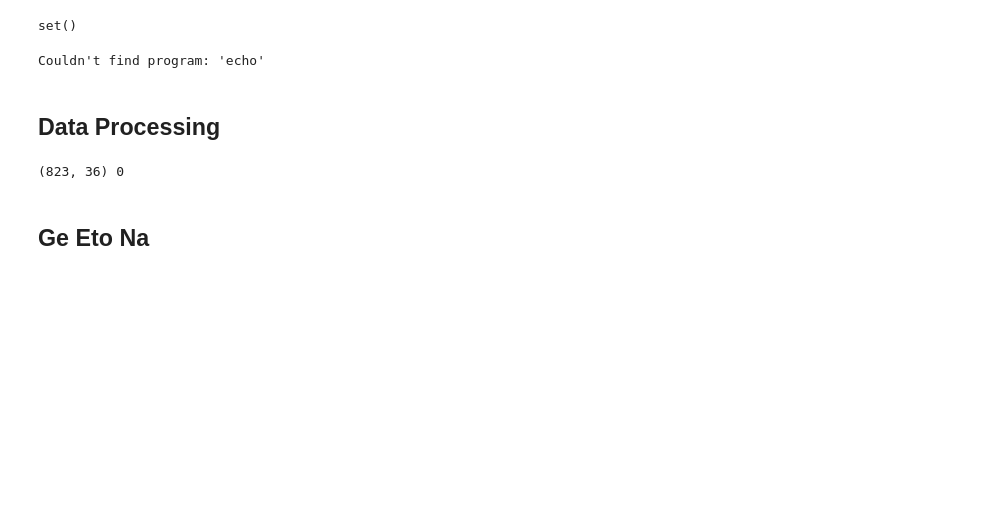
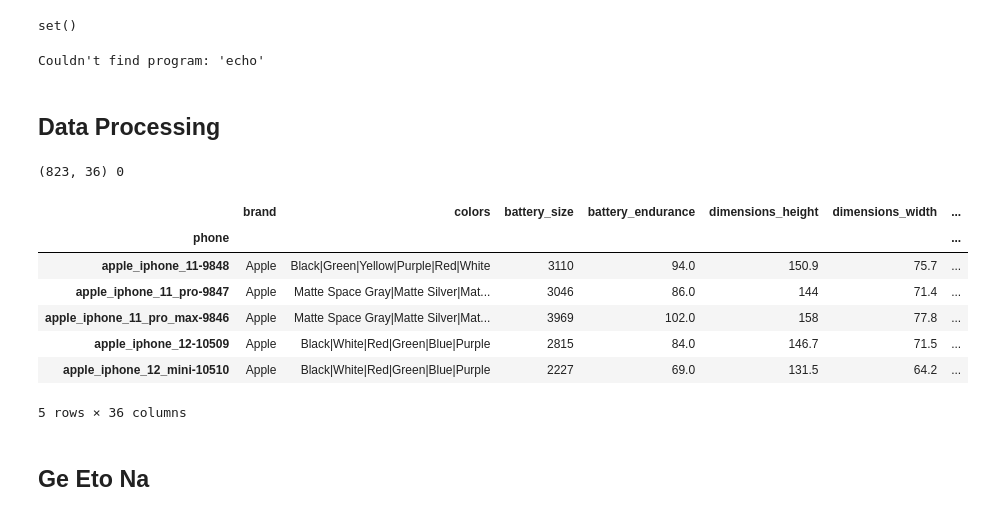
Before and after one commit to RenzVillegas24/GSMArena_Scraper, a Jupyter notebook: GSMArena_API.ipynb, the cells around one changed output. Saved outputs shown, nothing was run; the diff lists cells and outputs as text; code cells hidden in the pictures; blank space fills up the shorter version.

```diff
--- a/GSMArena_API.ipynb
+++ b/GSMArena_API.ipynb
@@ -1258,32 +1258,48 @@ clean_data['has_wifi'] = clean_data['has_wifi'].fillna(clean_data['has_wifi'].mo
 
 # add has bluetooth
 ll = []
 for p in latest_phones_combined_flat:
     if latest_phones_combined_flat[p]['specifications'].get('Comms') and latest_phones_combined_flat[p]['specifications']['Comms'].get('Bluetooth'):
         if (x:=latest_phones_combined_flat[p]['specifications']['Comms']['Bluetooth'][0].split(',')[0]).lower() != 'no' and x != 'yes':
             ll.append(x)
         elif x.lower() == 'yes':
             ll.append(None)
         else:
             ll.append('No')
     else:
         ll.append('No')
 clean_data['has_bluetooth'] = ll
 
 # supply missing values
 clean_data['has_bluetooth'] = clean_data['has_bluetooth'].fillna(clean_data['has_bluetooth'].mode()[0])
 
 # add has cardslot
 clean_data['has_cardslot'] = ['Yes' if (x := latest_phones_combined_flat[p]['specifications']['Memory'].get('Card slot')) and x[0].lower() != 'no' else 'No' for p in latest_phones_combined_flat]
 
 # remove the data with null values
 clean_data = clean_data.dropna()
 
+# remove the data with '' values
+clean_data = clean_data.replace('', np.nan)
+
+# supply missing values
+clean_data['camera_list_resolution_front'] = clean_data['camera_list_resolution_front'].fillna( clean_data['camera_list_resolution_front'].mode()[0])
+
+
 # save the data
 clean_data.to_csv('clean_phone_data.csv')
 
 print(clean_data.shape, clean_data.isna().sum().sum())
+clean_data.head()
 # %% [output]
 (823, 36) 0
+|  | brand | colors | battery_size | battery_endurance | dimensions_height | dimensions_width | ... |
+| phone |  |  |  |  |  |  | ... |
+| apple_iphone_11-9848 | Apple | Black|Green|Yellow|Purple|Red|White | 3110 | 94.0 | 150.9 | 75.7 | ... |
+| apple_iphone_11_pro-9847 | Apple | Matte Space Gray|Matte Silver|Mat... | 3046 | 86.0 | 144 | 71.4 | ... |
+| apple_iphone_11_pro_max-9846 | Apple | Matte Space Gray|Matte Silver|Mat... | 3969 | 102.0 | 158 | 77.8 | ... |
+| apple_iphone_12-10509 | Apple | Black|White|Red|Green|Blue|Purple | 2815 | 84.0 | 146.7 | 71.5 | ... |
+| apple_iphone_12_mini-10510 | Apple | Black|White|Red|Green|Blue|Purple | 2227 | 69.0 | 131.5 | 64.2 | ... |
+5 rows × 36 columns
 # %% [markdown]
 ## Ge Eto Na
```
Also changed, not shown: parts of 14 cells of this notebook, 3 other files.
